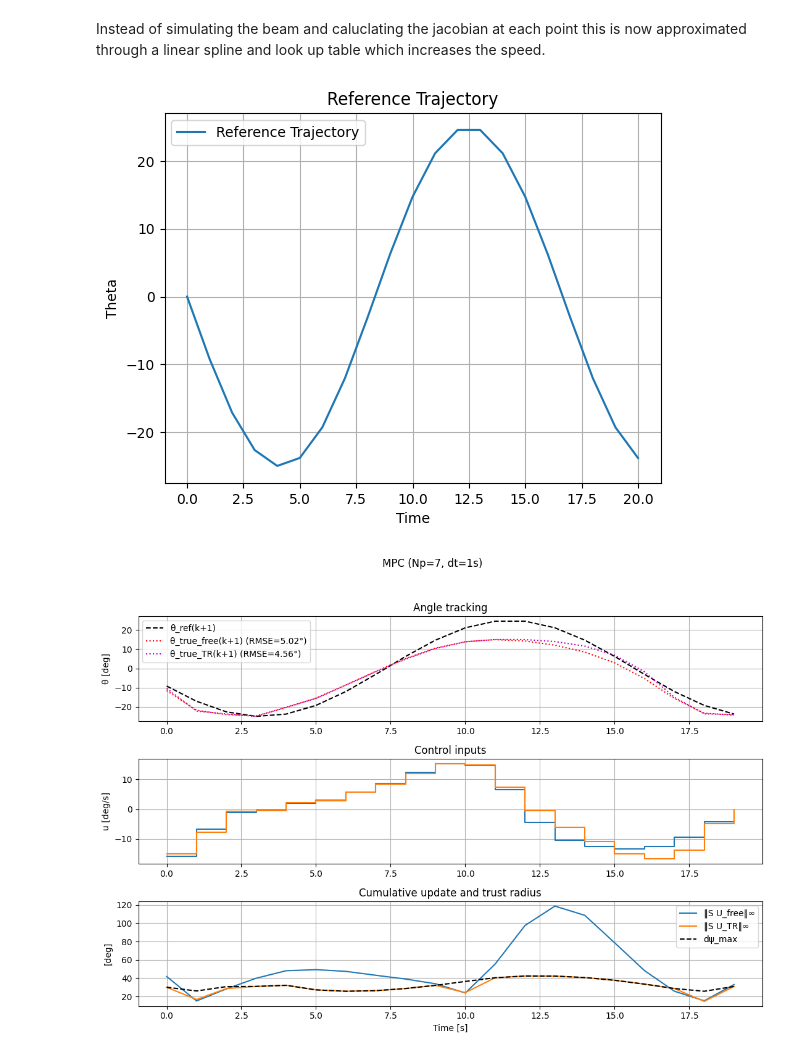
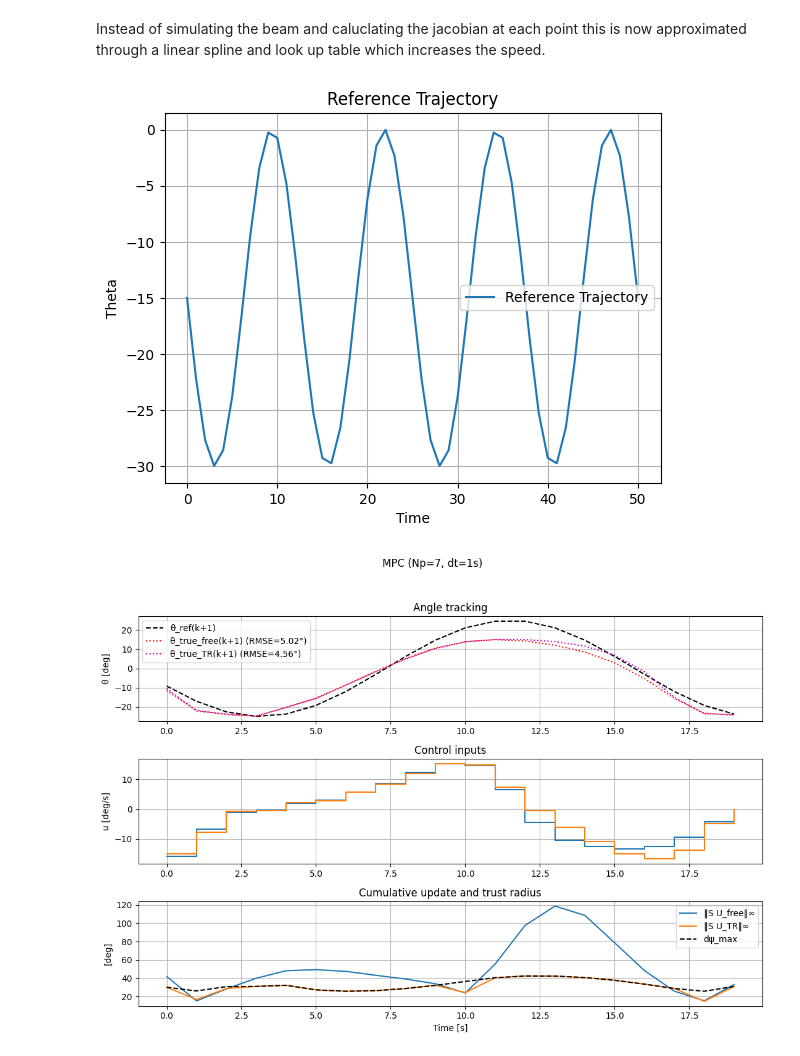
Before and after one commit to jhiltonjones/road_to_paper, a Jupyter notebook: mpc_controller.ipynb, the cells around one changed output. Drawn from its saved outputs; the diff is of its cells as text; code cells hidden in the pictures.

```diff
--- a/mpc_controller.ipynb
+++ b/mpc_controller.ipynb
@@ -1732,30 +1732,30 @@ def mpc_compare_logged2(ref, T, dt, p_vec, *,
     return log
 # %%
 p_vec = np.array([LENGTH, 0.18, 0.0])
-A_deg = np.deg2rad(25)
-f_hz = 0.06
-offset_deg = np.deg2rad(0.0)
+A_deg = np.deg2rad(15)
+f_hz = 0.08
+offset_deg = np.deg2rad(-15.0)
 phase_deg = 0.0
-time = 20.0
+time = 50.0
 dt = 1
 Np = 3
 ref = make_ref_sine(A_deg, f_hz, offset_deg, phase_deg)
 t = np.arange(0.0, time+dt, dt)
 theta = np.array([ref(test)[0] for test in t])
 theta_dot = np.array([ref(test)[1] for test in t])
 
 
 plt.figure()
 plt.plot(t, np.rad2deg(theta), label="Reference Trajectory")
 # plt.plot(t, np.rad2deg(theta_dot), label="Derivative of Trajectory")
 plt.xlabel("Time")
 plt.ylabel("Theta")
 plt.title("Reference Trajectory")
 plt.legend()
 plt.grid()
 plt.show()
 # %% [output]
-[figure, old version]
+[figure, new version]
 # %%
 log = mpc_compare_logged2(ref, T=time, dt=dt, p_vec=p_vec,
                          Np=7, w_th=10.0, w_u=3.0,
```
Also changed, not shown: parts of 10 cells of this notebook.
